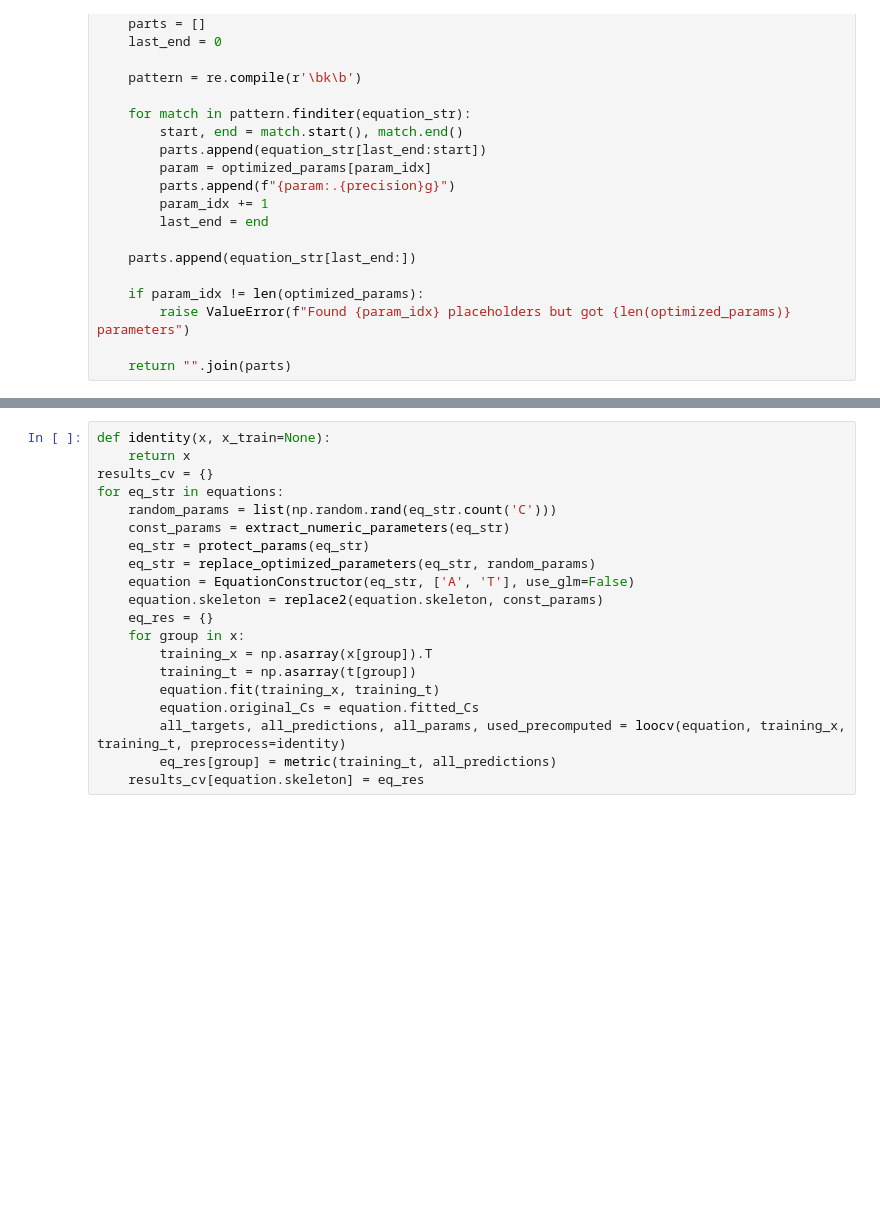
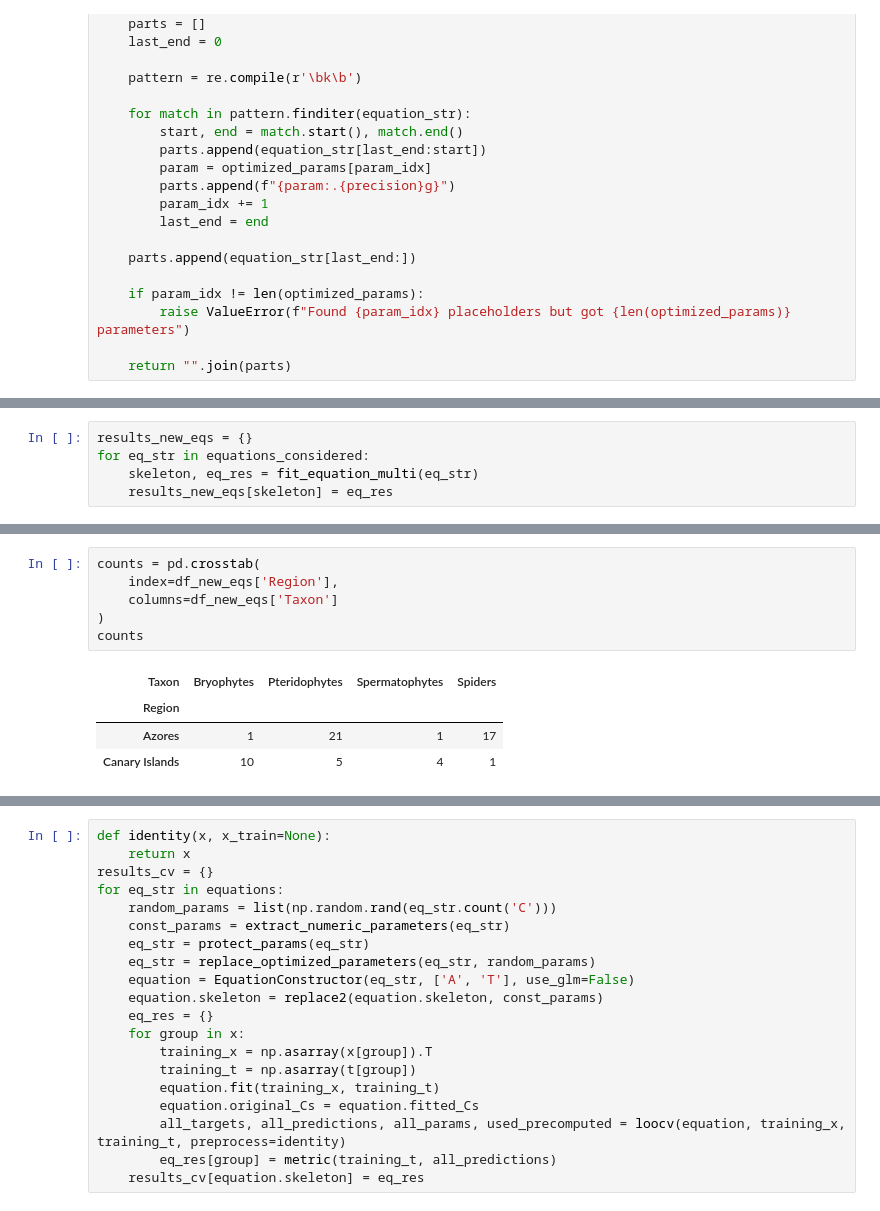
Before and after one commit to 1-0-GO/Thesis, a Jupyter notebook: notebook_GDM.ipynb, the cells around one changed output, grey strips where cells are left out. Drawn from its saved outputs; the diff is of its cells as text; blank space fills up the shorter version.

```diff
--- a/notebook_GDM.ipynb
+++ b/notebook_GDM.ipynb
@@ -175,0 +177,5 @@ results
+# %%
+results_new_eqs = {}
+for eq_str in equations_considered:
+    skeleton, eq_res = fit_equation_multi(eq_str)
+    results_new_eqs[skeleton] = eq_res
@@ -175,0 +212,11 @@ results
+# %%
+counts = pd.crosstab(
+    index=df_new_eqs['Region'],
+    columns=df_new_eqs['Taxon']
+)
+counts
+# %% [output]
+| Taxon | Bryophytes | Pteridophytes | Spermatophytes | Spiders |
+| Region |  |  |  |  |
+| Azores | 1 | 21 | 1 | 17 |
+| Canary Islands | 10 | 5 | 4 | 1 |
```
Also changed, not shown: parts of 24 cells of this notebook, 7 other files.
